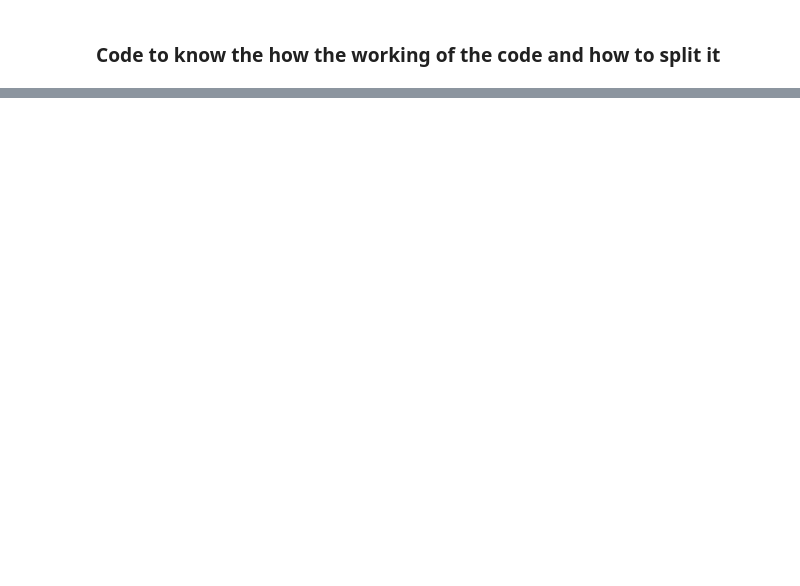
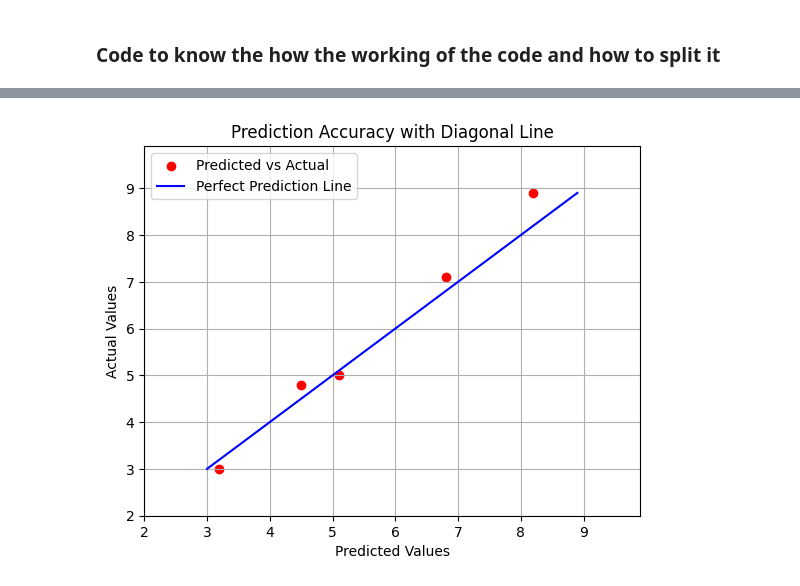
Before and after one commit to SauhardSHukla/Machine_Learning_Session, a Jupyter notebook: Simple linear Regression/Self_Practics_Files/Training_test.ipynb, the cells around one changed output, grey strips where cells are left out. Saved outputs shown, nothing was run; the diff lists cells and outputs as text; code cells hidden in the pictures; blank space fills up the shorter version.

```diff
--- a/Simple linear Regression/Self_Practics_Files/Training_test.ipynb
+++ b/Simple linear Regression/Self_Practics_Files/Training_test.ipynb
@@ -48,0 +121,33 @@ model_selection.train_test_split(X,Y)
+# %%
+import matplotlib.pyplot as plt
+
+# Predicted values (x-axis)
+y_predict = [3.2, 4.5, 5.1, 6.8, 8.2]
+
+# Actual values (y-axis)
+y_test = [3.0, 4.8, 5.0, 7.1, 8.9]
+
+# Get min and max values for plotting diagonal
+min_val = min(min(y_test), min(y_predict))  # 3.0
+max_val = max(max(y_test), max(y_predict))  # 8.9
+
+# Plot predicted vs actual
+plt.scatter(y_predict, y_test, color='red', label='Predicted vs Actual')
+
+# Plot diagonal (perfect prediction) line
+plt.plot([min_val, max_val], [min_val, max_val], color='blue', label='Perfect Prediction Line')
+
+# Axis labels and title
+plt.xlabel("Predicted Values")
+plt.ylabel("Actual Values")
+plt.title("Prediction Accuracy with Diagonal Line")
+plt.legend()
+plt.grid(True)
+
+# Set the axis limits manually (optional)
+plt.xlim(min_val - 1, max_val + 1)
+plt.ylim(min_val - 1, max_val + 1)
+
+plt.show()
+# %% [output]
+[figure, added]
```
Also changed, not shown: parts of 9 cells of this notebook.
